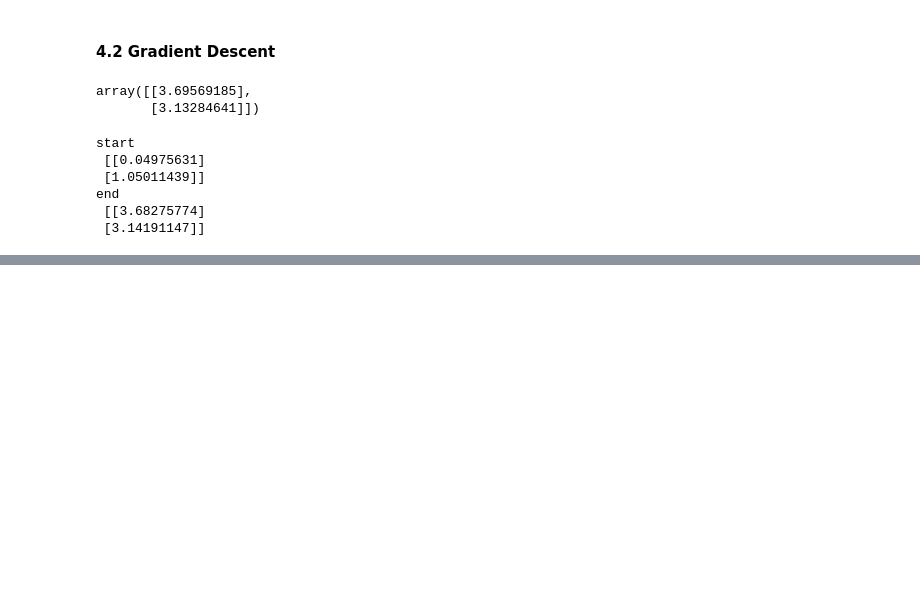
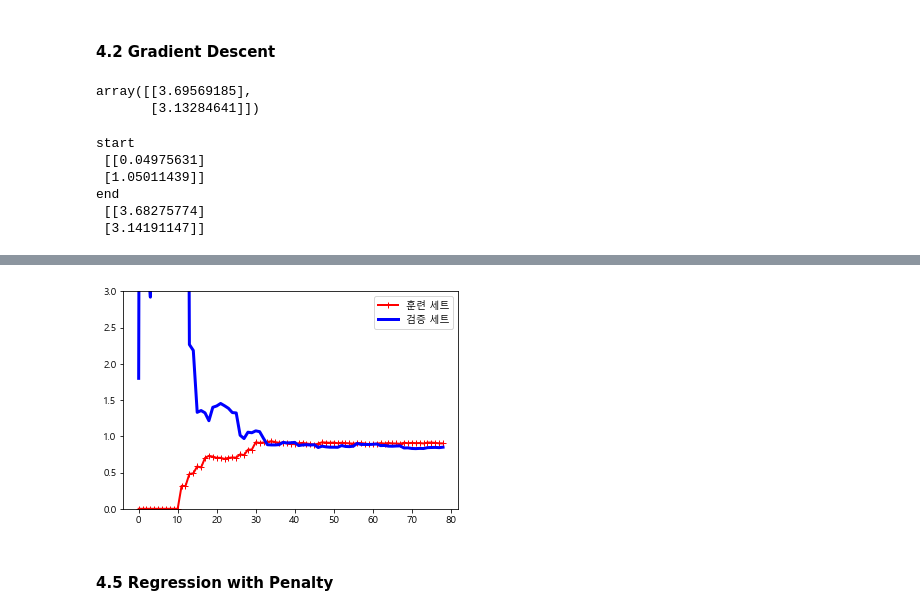
Before and after one commit to luckyspia/Statements, a Jupyter notebook: Hands_on_Machine_Learning_2nd_/ch04.Model Training.ipynb, the cells around one changed output, grey strips where cells are left out. Drawn from its saved outputs; the diff is of its cells as text; code cells hidden in the pictures; blank space fills up the shorter version.

```diff
--- a/Hands_on_Machine_Learning_2nd_/ch04.Model Training.ipynb
+++ b/Hands_on_Machine_Learning_2nd_/ch04.Model Training.ipynb
@@ -116,0 +181,13 @@ end
+# %%
+# 같은 데이터에 대한 10차 다항 회귀 모델의 학습 곡선
+from sklearn.pipeline import Pipeline
+
+polynomial_regression = Pipeline([
+    ("poly_features", PolynomialFeatures(degree=10, include_bias=False)),
+    ("lin_reg", LinearRegression())
+])
+plot_learning_curves(polynomial_regression, X, y)
+# %% [output]
+[figure, added]
+# %% [markdown]
+#### 4.5 Regression with Penalty
```
Also changed, not shown: parts of 9 cells of this notebook.
